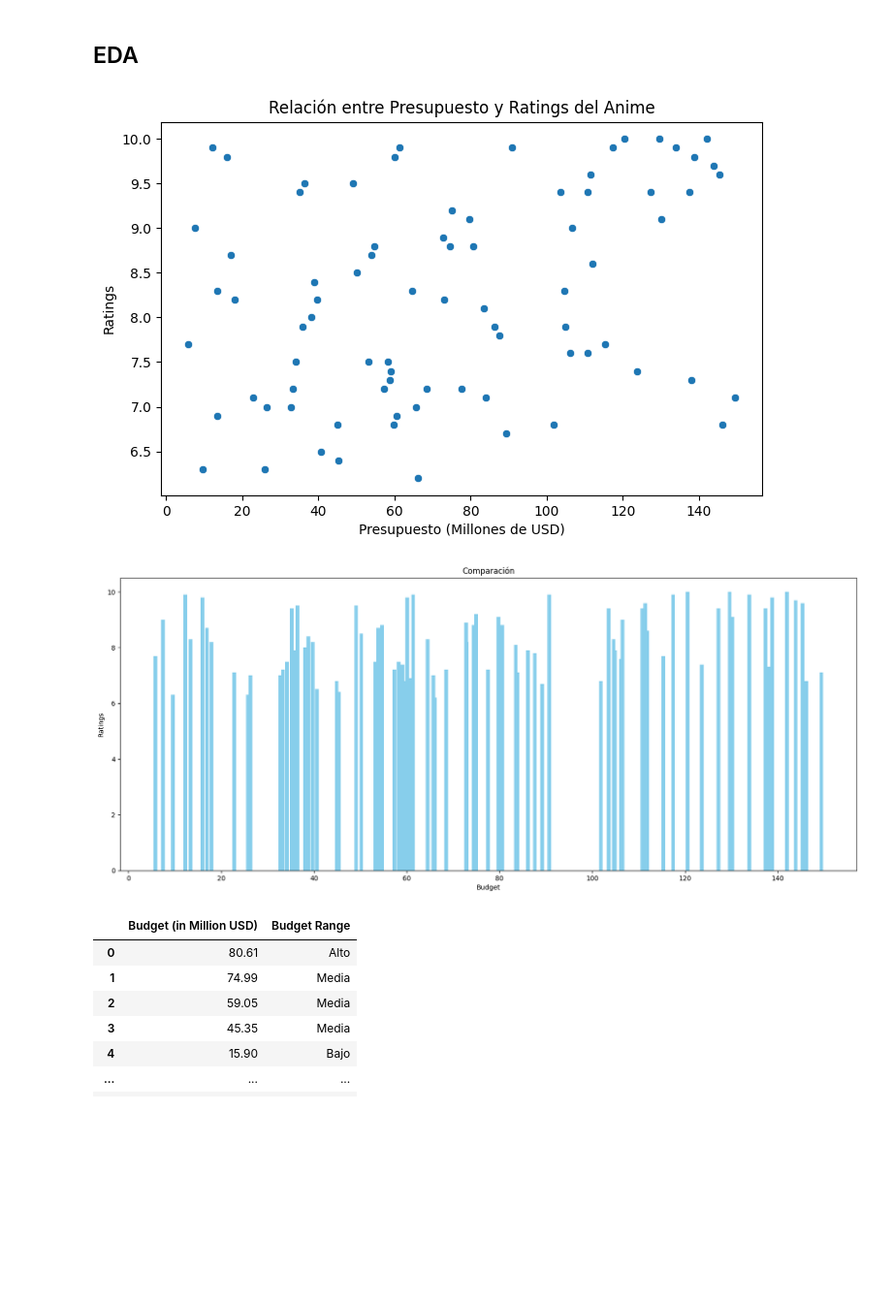
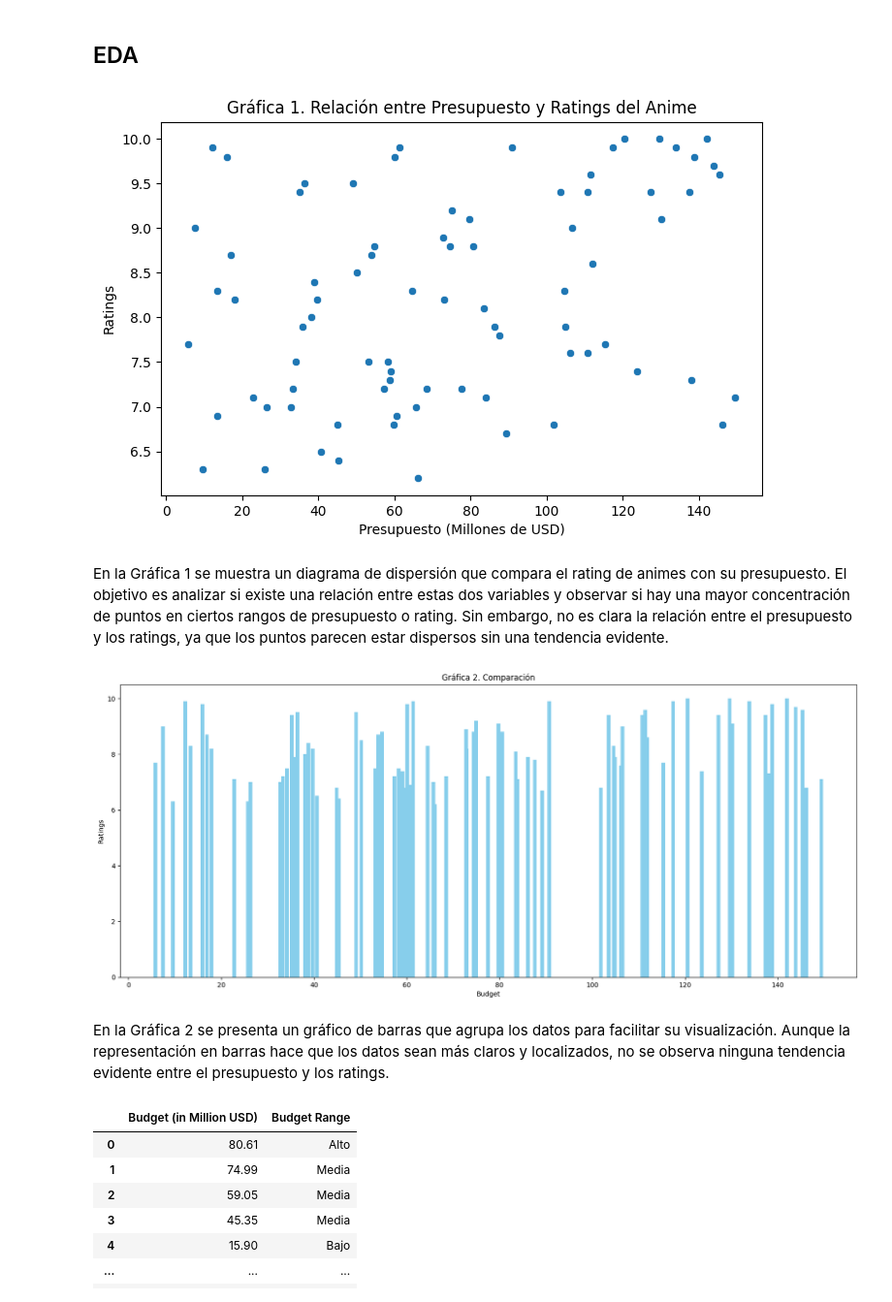
Before and after one commit to ChiaraBB-200/ACT_EDA, a Jupyter notebook: ACT_EDA.ipynb, the cells around one changed output. Shown at 97% size. Drawn from its saved outputs; the diff is of its cells as text; code cells hidden in the pictures; blank space fills up the shorter version.

```diff
--- a/ACT_EDA.ipynb
+++ b/ACT_EDA.ipynb
@@ -57,26 +57,31 @@ calculos
 # %%
 
 import matplotlib.pyplot as plt
 import seaborn as sns
 
 anime_ratings_budget = anime[['Ratings', 'Budget (in Million USD)']]
 plt.figure(figsize=(8, 5))
 sns.scatterplot(x=anime_ratings_budget['Budget (in Million USD)'], y=anime_ratings_budget['Ratings'])
 plt.xlabel("Presupuesto (Millones de USD)")
 plt.ylabel("Ratings")
-plt.title("Relación entre Presupuesto y Ratings del Anime")
+plt.title("Gráfica 1. Relación entre Presupuesto y Ratings del Anime")
 plt.show()
 # %% [output]
-[figure, old version]
+[figure, new version]
+# %% [markdown]
+En la Gráfica 1 se muestra un diagrama de dispersión que compara el rating de animes con su presupuesto. El objetivo es analizar si existe una relación entre estas dos variables y observar si hay una mayor concentración de puntos en ciertos rangos de presupuesto o rating.
+Sin embargo, no es clara la relación entre el presupuesto y los ratings, ya que los puntos parecen estar dispersos sin una tendencia evidente.
 # %%
 plt.figure(figsize=(20, 8))
 plt.bar(anime['Budget (in Million USD)'], anime['Ratings'], color='skyblue')
 plt.xlabel("Budget")
 plt.ylabel("Ratings")
-plt.title("Comparación")
+plt.title("Gráfica 2. Comparación")
 plt.show()
 # %% [output]
-[figure, old version]
+[figure, new version]
+# %% [markdown]
+En la Gráfica 2 se presenta un gráfico de barras que agrupa los datos para facilitar su visualización. Aunque la representación en barras hace que los datos sean más claros y localizados, no se observa ninguna tendencia evidente entre el presupuesto y los ratings.
 # %%
 import pandas as pd
 anime['Budget Range'] = pd.cut(
```
Also changed, not shown: parts of 4 cells of this notebook.
